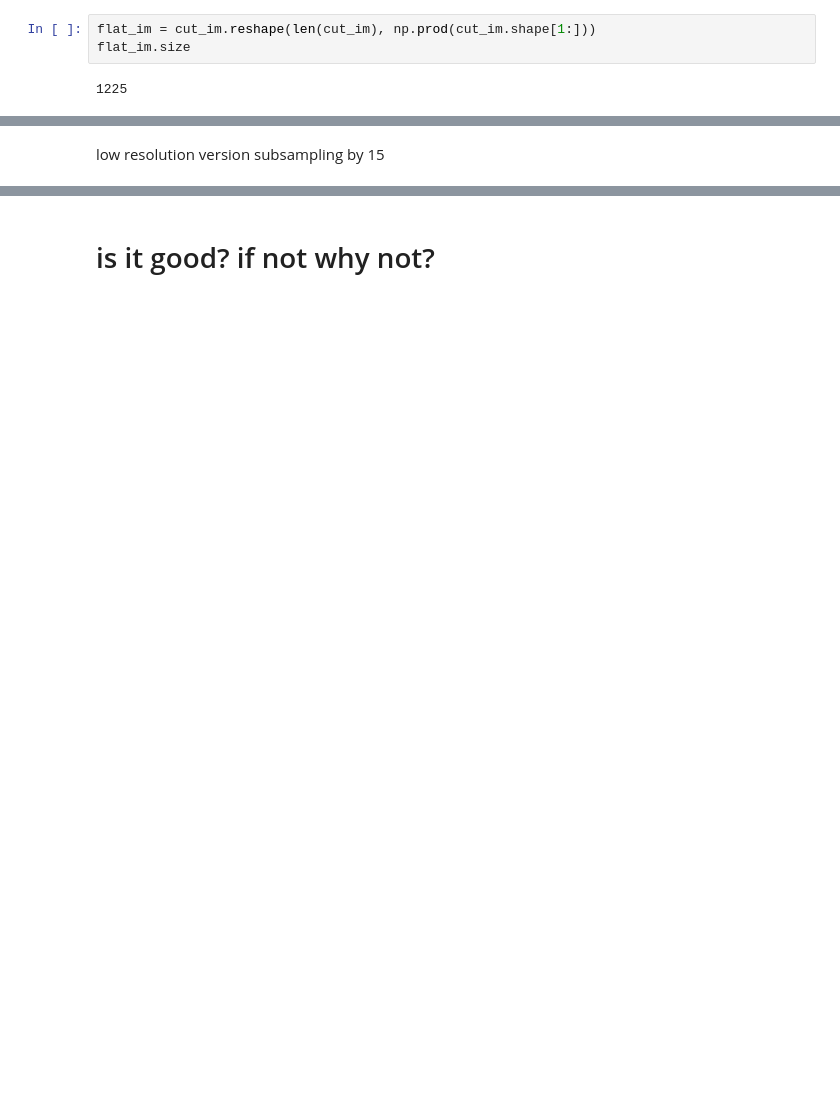
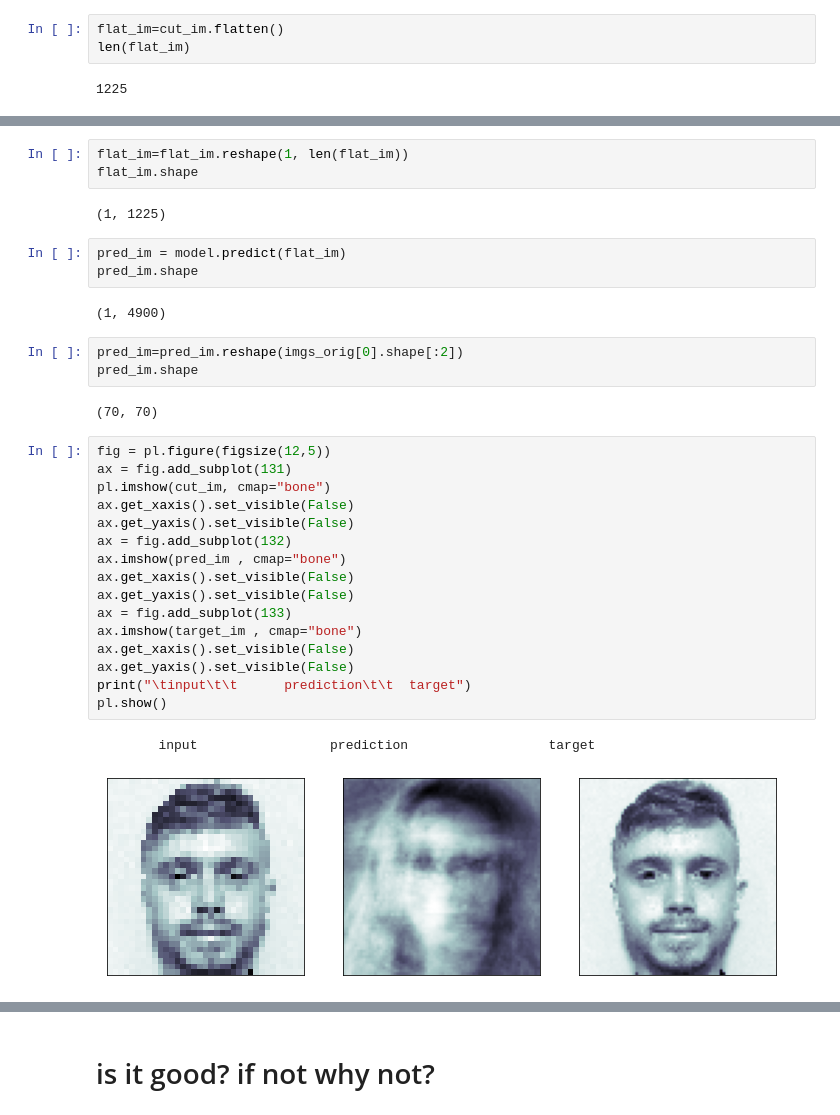
Before and after one commit to nkorzounUD/DSPS_NKorzoun, a Jupyter notebook: HW10/aenc_faces.ipynb, the cells around one changed output, grey strips where cells are left out. Saved outputs shown, nothing was run; the diff lists cells and outputs as text; blank space fills up the shorter version.

```diff
--- a/HW10/aenc_faces.ipynb
+++ b/HW10/aenc_faces.ipynb
@@ -395,7 +408,7 @@ cut_im.shape
 # %% [output]
 (35, 35)
 # %%
-flat_im = cut_im.reshape(len(cut_im), np.prod(cut_im.shape[1:]))
-flat_im.size
+flat_im=cut_im.flatten()
+len(flat_im)
 # %% [output]
 1225
@@ -413,3 +415,34 @@ ValueError: ignored
-# %% [markdown]
-low resolution version
-subsampling by 15
+# %%
+flat_im=flat_im.reshape(1, len(flat_im))
+flat_im.shape
+# %% [output]
+(1, 1225)
+# %%
+pred_im = model.predict(flat_im)
+pred_im.shape
+# %% [output]
+(1, 4900)
+# %%
+pred_im=pred_im.reshape(imgs_orig[0].shape[:2])
+pred_im.shape
+# %% [output]
+(70, 70)
+# %%
+fig = pl.figure(figsize(12,5))
+ax = fig.add_subplot(131)
+pl.imshow(cut_im, cmap="bone")
+ax.get_xaxis().set_visible(False)
+ax.get_yaxis().set_visible(False)
+ax = fig.add_subplot(132)
+ax.imshow(pred_im , cmap="bone")
+ax.get_xaxis().set_visible(False)
+ax.get_yaxis().set_visible(False)
+ax = fig.add_subplot(133)
+ax.imshow(target_im , cmap="bone")
+ax.get_xaxis().set_visible(False)
+ax.get_yaxis().set_visible(False)
+print("\tinput\t\t      prediction\t\t  target")
+pl.show()
+# %% [output]
+        input                 prediction                  target
+[figure, added]
```
Also changed, not shown: parts of 17 cells of this notebook.
